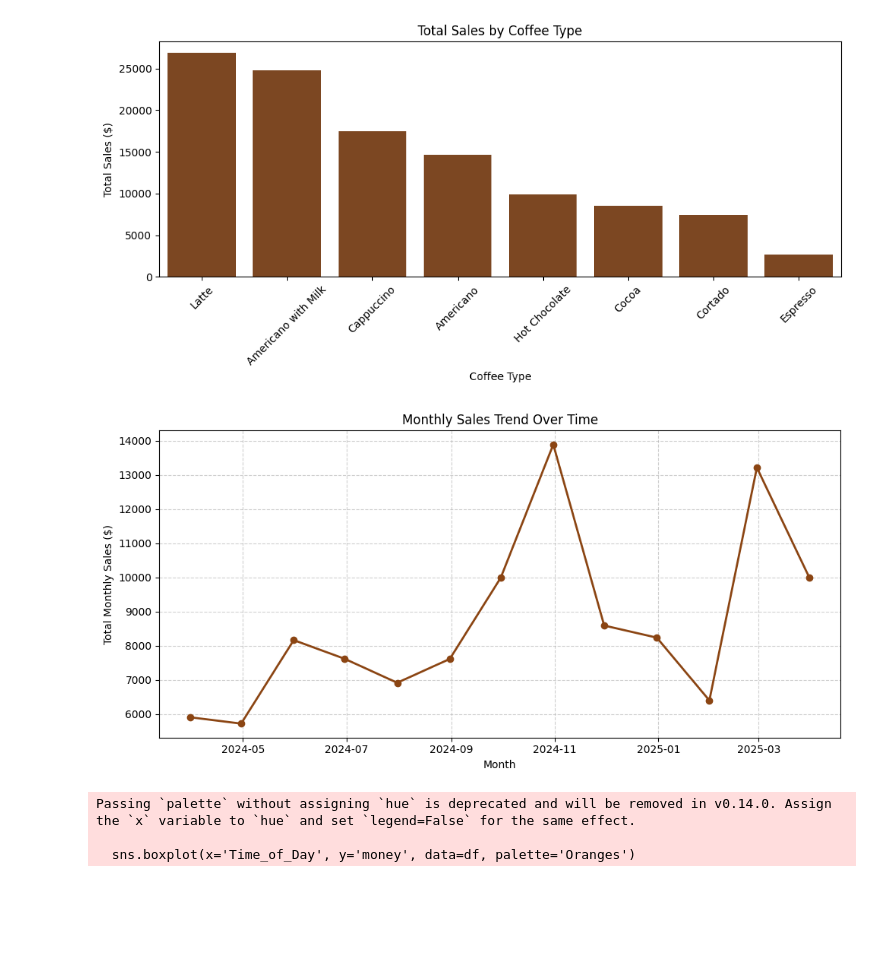
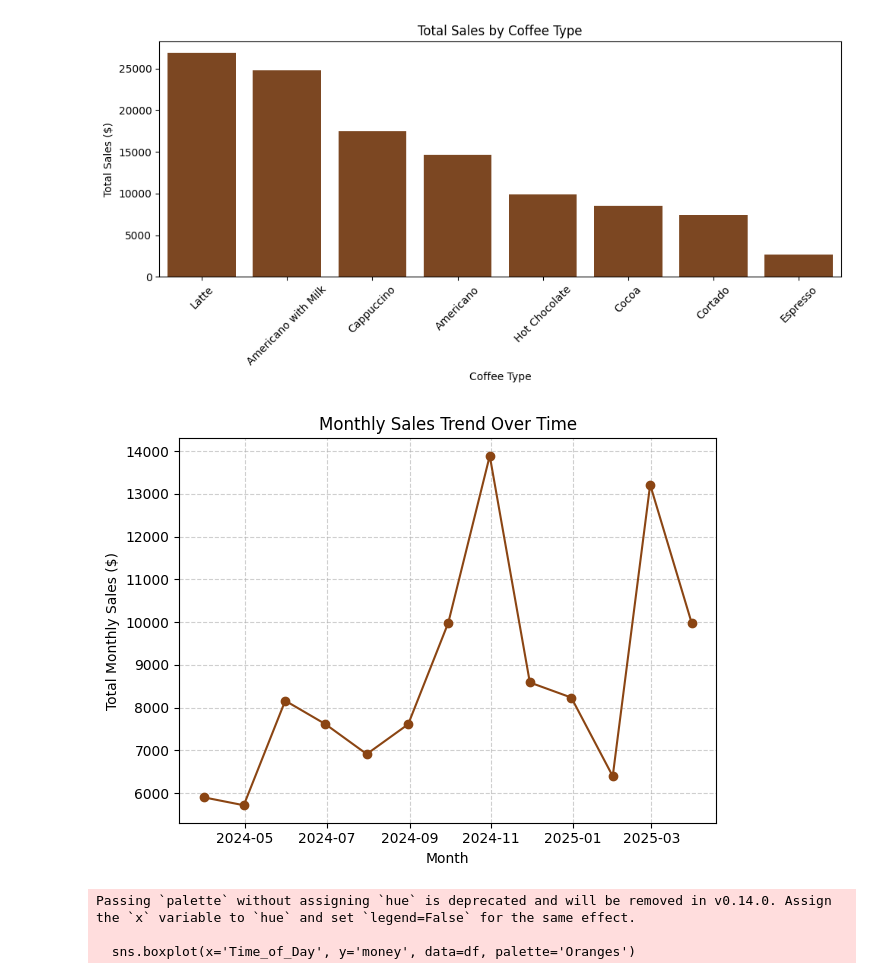
Before and after one commit to adaleidman/Assignment1_ADS, a Jupyter notebook: Assignment_1_ADS.ipynb, the cells around one changed output. Cells and saved outputs as stored; diff of their text form; code cells hidden in the pictures; blank space fills up the shorter version.

```diff
--- a/Assignment_1_ADS.ipynb
+++ b/Assignment_1_ADS.ipynb
@@ -150,19 +163,22 @@ plt.show()
 # %%
 # Line Chart — Sales Trend Over Time
 
-monthly_sales = df.groupby(pd.Grouper(key='Date', freq='M'))['money'].sum()
+monthly_sales = df.groupby(pd.Grouper(key='Date', freq='M'))['money'].sum().reset_index()
 
-plt.figure(figsize=(10, 5))
-plt.plot(monthly_sales.index, monthly_sales.values, marker='o', color='saddlebrown', linewidth=2)
+# Create the line chart
+plt.plot(monthly_sales['Date'], monthly_sales['money'], marker='o', color='saddlebrown')
 
+#Add labels and title
 plt.title("Monthly Sales Trend Over Time")
 plt.xlabel("Month")
 plt.ylabel("Total Monthly Sales ($)")
+
+#  Display chart
 plt.grid(True, linestyle='--', alpha=0.6)
 plt.tight_layout()
 plt.show()
 # %% [output]
-[figure, old version]
+[figure, new version]
 # %%
 # Box Plot — Sales Distribution by Coffee Type
 
```
Also changed, not shown: parts of 1 cell of this notebook.
